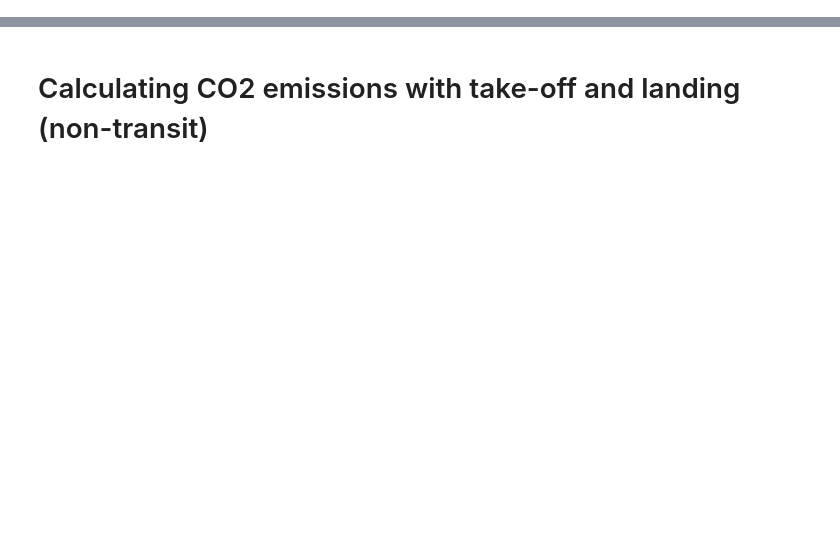
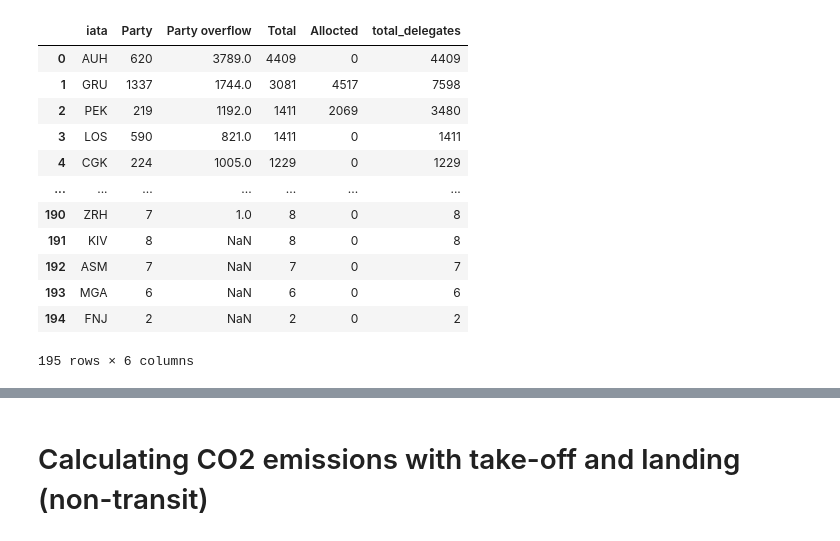
Before and after one commit to lukasschirren/COP_flight_analysis, a Jupyter notebook: cop28_delegate_list.ipynb, the cells around one changed output, grey strips where cells are left out. Drawn from its saved outputs; the diff is of its cells as text; code cells hidden in the pictures; blank space fills up the shorter version.

```diff
--- a/cop28_delegate_list.ipynb
+++ b/cop28_delegate_list.ipynb
@@ -16,6 +16,22 @@ data_delegates = pd.read_csv(delegates_path)
 
 iata_icao_path = os.getcwd() + '\\iata-icao.csv'
 data_iata_icao = pd.read_csv(iata_icao_path)
+# %%
+data_delegates
+# %% [output]
+|  | iata | Party | Party overflow | Total | Allocted | total_delegates |
+| 0 | AUH | 620 | 3789.0 | 4409 | 0 | 4409 |
+| 1 | GRU | 1337 | 1744.0 | 3081 | 4517 | 7598 |
+| 2 | PEK | 219 | 1192.0 | 1411 | 2069 | 3480 |
+| 3 | LOS | 590 | 821.0 | 1411 | 0 | 1411 |
+| 4 | CGK | 224 | 1005.0 | 1229 | 0 | 1229 |
+| ... | ... | ... | ... | ... | ... | ... |
+| 190 | ZRH | 7 | 1.0 | 8 | 0 | 8 |
+| 191 | KIV | 8 | NaN | 8 | 0 | 8 |
+| 192 | ASM | 7 | NaN | 7 | 0 | 7 |
+| 193 | MGA | 6 | NaN | 6 | 0 | 6 |
+| 194 | FNJ | 2 | NaN | 2 | 0 | 2 |
+195 rows × 6 columns
 # %%
 airport_location = data_delegates.merge(data_iata_icao, on='iata', how='left')[['iata','icao','total_delegates','country_code','airport','latitude','longitude']]
 airport_location
```
Also changed, not shown: parts of 13 cells of this notebook, 8 other files.
